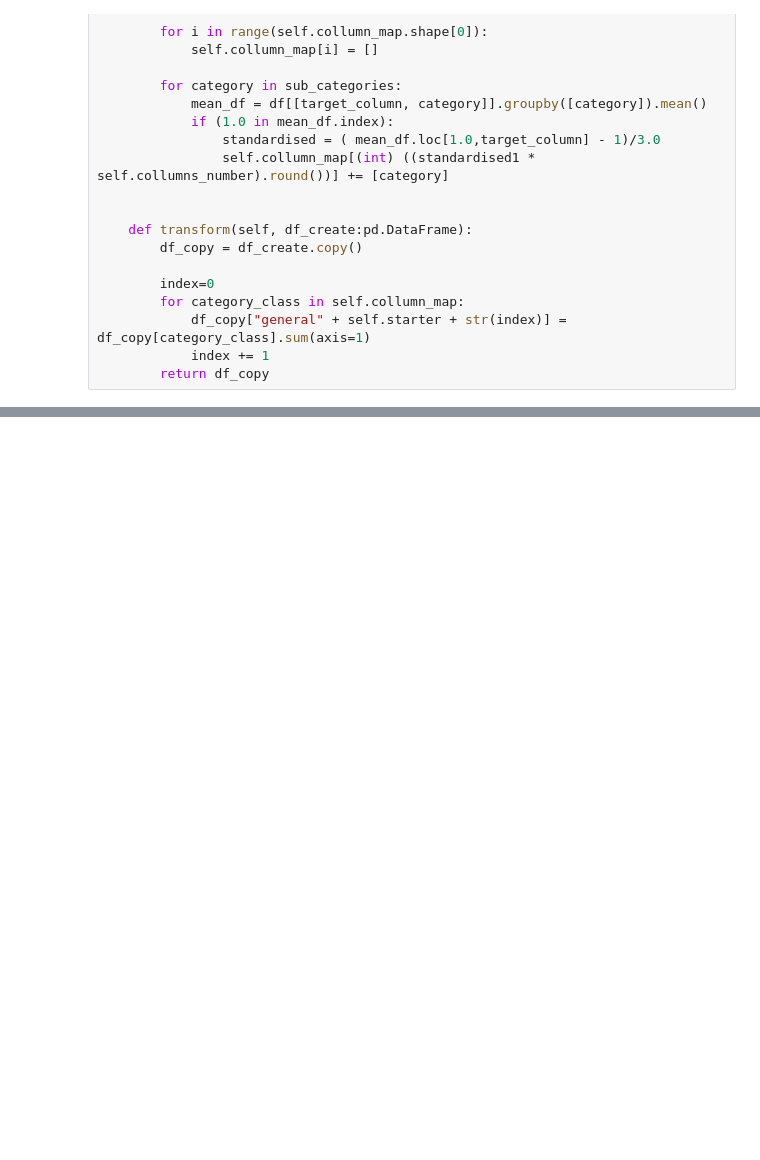
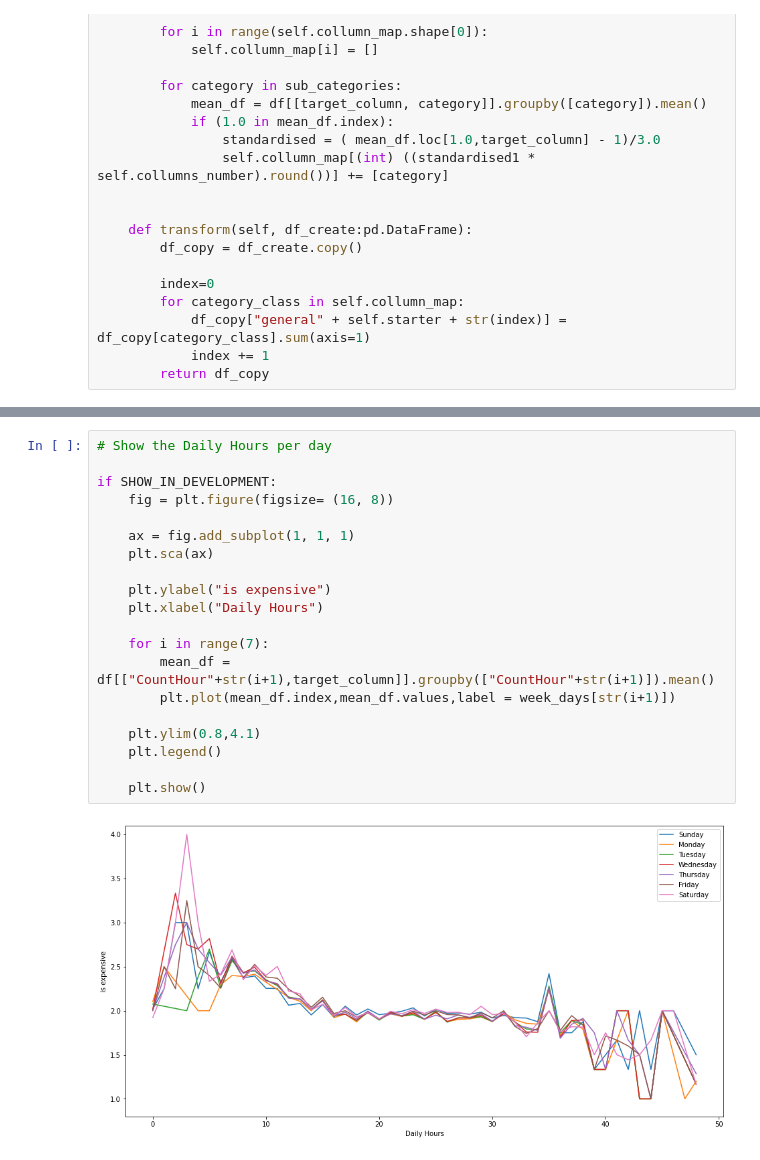
Before and after one commit to omer-priel/TheRootOfDataScience, a Jupyter notebook: notebooks/main_regression.ipynb, the cells around one changed output, grey strips where cells are left out. Drawn from its saved outputs; the diff is of its cells as text; blank space fills up the shorter version.

```diff
--- a/notebooks/main_regression.ipynb
+++ b/notebooks/main_regression.ipynb
@@ -422,0 +606,22 @@ class create_general_collumns:
+# %%
+# Show the Daily Hours per day
+
+if SHOW_IN_DEVELOPMENT:
+    fig = plt.figure(figsize= (16, 8))
+
+    ax = fig.add_subplot(1, 1, 1)
+    plt.sca(ax)
+
+    plt.ylabel("is expensive")
+    plt.xlabel("Daily Hours")
+
+    for i in range(7):
+        mean_df = df[["CountHour"+str(i+1),target_column]].groupby(["CountHour"+str(i+1)]).mean()
+        plt.plot(mean_df.index,mean_df.values,label = week_days[str(i+1)])
+
+    plt.ylim(0.8,4.1)
+    plt.legend()
+
+    plt.show()
+# %% [output]
+[figure, added]
```
Also changed, not shown: parts of 9 cells of this notebook.
